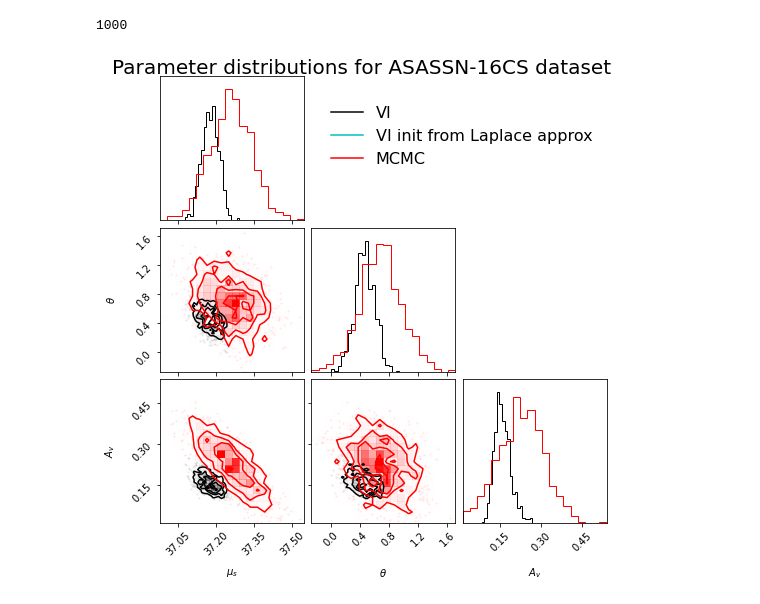
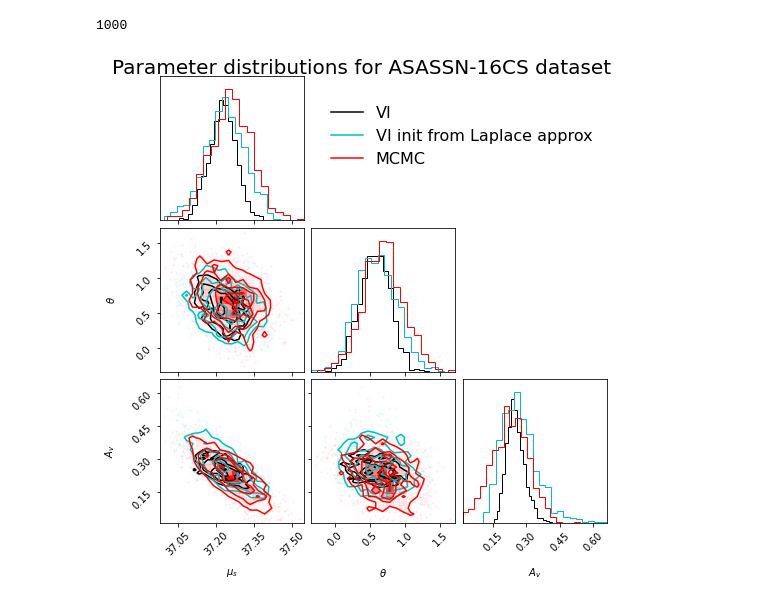
Before and after one commit to asmuzsoy/variational_bayesn, a Jupyter notebook: Ragged_Tensor_Fitting_BayeSN_Pyro.ipynb, the cells around one changed output. Drawn from its saved outputs; the diff is of its cells as text; code cells hidden in the pictures.

```diff
--- a/Ragged_Tensor_Fitting_BayeSN_Pyro.ipynb
+++ b/Ragged_Tensor_Fitting_BayeSN_Pyro.ipynb
@@ -111,7 +129,7 @@ z_flux = df.FLUXCAL[df.FLT=='z']
 
 g_fluxerr = df.FLUXCALERR[df.FLT=='g']
 r_fluxerr = df.FLUXCALERR[df.FLT=='r']
-i_fluxerr = df.FLUXCALERR[df.FLT=='i'][:-1]
+i_fluxerr = df.FLUXCALERR[df.FLT=='i']
 z_fluxerr = df.FLUXCALERR[df.FLT=='z']
 
 # i_mag = i_mag[:-1]
@@ -307,6 +325,8 @@ for band in bands:
 #   all_band_fluxes.append(band_flux)
 
 # all_band_fluxes = np.array(all_band_fluxes)
+# %%
+flux_errors = [(torch.as_tensor(g_fluxerr.values), torch.as_tensor(r_fluxerr.values), torch.as_tensor(i_fluxerr.values), torch.as_tensor(z_fluxerr.values))]
 # %%
 def model_vi(obs):
   # epsilon_interior = pyro.sample("eps_int", dist.MultivariateNormal(torch.zeros(len(eps_cov)), covariance_matrix = eps_cov))
@@ -356,11 +376,13 @@ def model_vi(obs):
   # print(generated_fluxes)
 
   if obs is not None:
-    for i in range(len(bands)):
-      # with pyro.plate("observations"):
+    # for i in range(len(bands)):
+    for i in pyro.plate("bands", len(bands)):
+      # print(i)
+      with pyro.plate("observations" + str(bands[i])):
         # print(len(generated_fluxes[i]))
-        for j in range(len(generated_fluxes[i])):
-            pyro.sample("flux" + str(i) + str(j), dist.Normal(generated_fluxes[i][j], 0.02 * generated_fluxes[i][j]), obs = obs[0][i][j])
+        # for j in range(len(generated_fluxes[i])):
+          pyro.sample("flux" + str(bands[i]), dist.Normal(generated_fluxes[i], flux_errors[0][i]), obs = obs[0][i])
           # print(obs[0][i][j])
         # print(generated_fluxes[i])
 # %%
@@ -386,7 +439,7 @@ pyro.render_model(model_vi, model_args = (observed_fluxes,), render_distribution
 # %% [output]
 [drawing not drawn]
 # %%
-autoguide_vi = pyro.infer.autoguide.AutoMultivariateNormal(model_vi, init_loc_fn = pyro.infer.autoguide.initialization.init_to_median(), init_scale = 1.)
+autoguide_vi = pyro.infer.autoguide.AutoMultivariateNormal(model_vi, init_loc_fn = pyro.infer.autoguide.initialization.init_to_sample(), init_scale = 1.)
 # %%
 pyro.get_param_store().clear()
 adam = pyro.optim.Adam({"lr": 0.001, "betas": (0.90, 0.999)}, {"clip_norm": 10.0})
@@ -569,28 +655,28 @@ len(other_fit['mu'])
 # %%
 figure = corner.corner(np.vstack((vi_corner_samples['mu_s'].numpy(),vi_corner_samples['theta'].numpy(),
                                   vi_corner_samples['Av'].numpy())).T,
                        labels = [r"$\mu_s$", r"$\theta$", r"$A_v$"])
 # corner.corner(np.vstack((vi_trained_laplace_samples['mu_s'][:,0,0].numpy(),vi_trained_laplace_samples['theta'][:,0,0].numpy(),
 #                                   vi_trained_laplace_samples['Av'][:,0,0].numpy())).T,
 #                        labels = [r"$\mu_s$", r"$\theta$", r"$A_v$"], fig = figure, color = 'c')
-# corner.corner(np.vstack((laplace_samples['mu_s'][:,0,0].numpy(),laplace_samples['theta'][:,0,0].numpy(),
-#                                   laplace_samples['Av'][:,0,0].numpy())).T,
-#                        labels = [r"$\mu_s$", r"$\theta$", r"$A_v$"], fig = figure, color = 'b')
+corner.corner(np.vstack((laplace_samples['mu_s'].numpy(),laplace_samples['theta'].numpy(),
+                                  laplace_samples['Av'].numpy())).T,
+                       labels = [r"$\mu_s$", r"$\theta$", r"$A_v$"], fig = figure, color = 'c')
 corner.corner(np.vstack((other_fit['mu'] + other_fit['delM'],other_fit['theta'], other_fit['AV'])).T,
                        labels = [r"$\mu_s$", r"$\theta$", r"$A_v$"], fig = figure, color = 'r')
 colors = ['k','c', 'r']
 
 labels = ['VI', 'VI init from Laplace approx', 'MCMC']
 
 plt.legend(
     handles=[
         mlines.Line2D([], [], color=colors[i], label=labels[i])
         for i in range(len(labels))
     ],
     fontsize=16, frameon=False,
     bbox_to_anchor=(1, 3), loc="upper right"
 )
 figure.suptitle("Parameter distributions for ASASSN-16CS dataset", fontsize = 20)
 plt.show()
 # %% [output]
-[figure, old version]
+[figure, new version]
```
Also changed, not shown: parts of 25 cells of this notebook.
